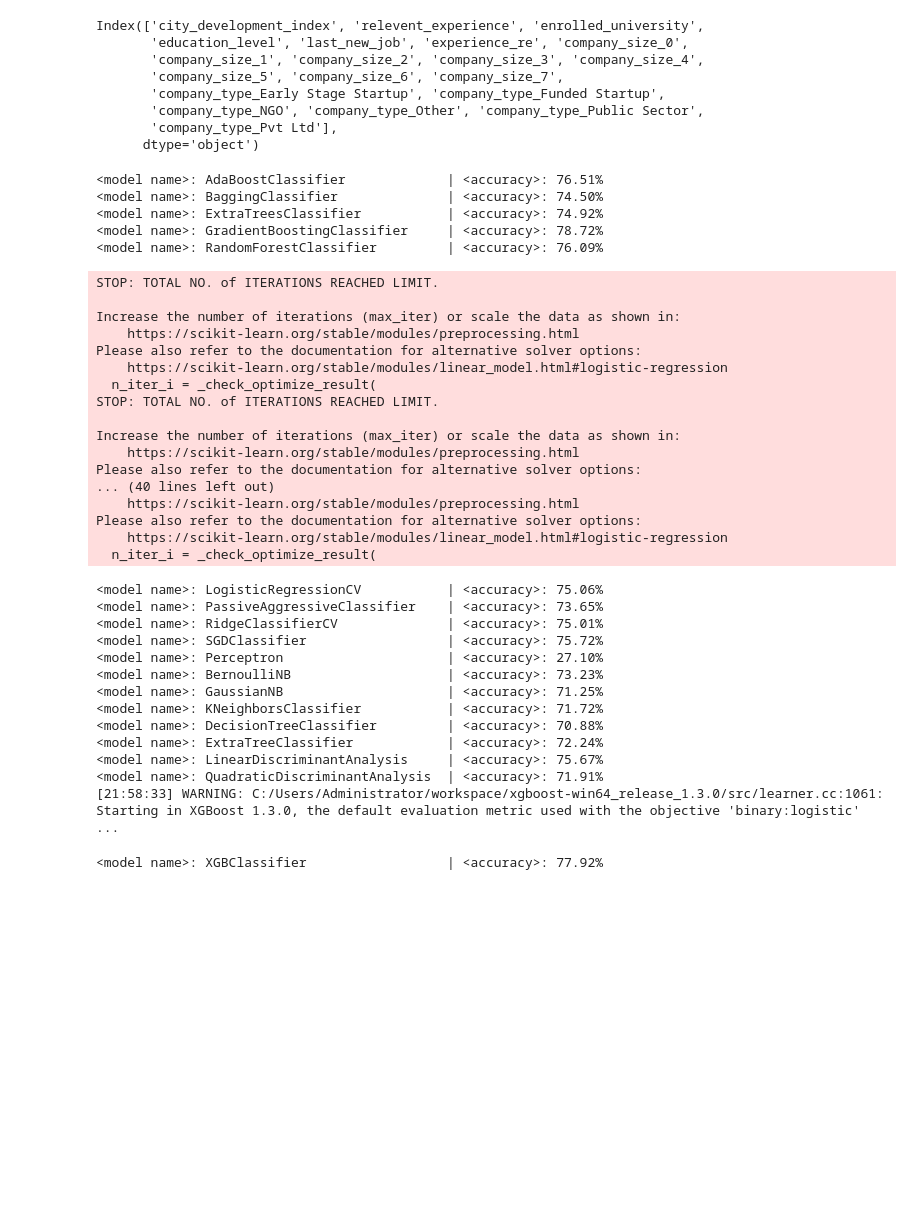
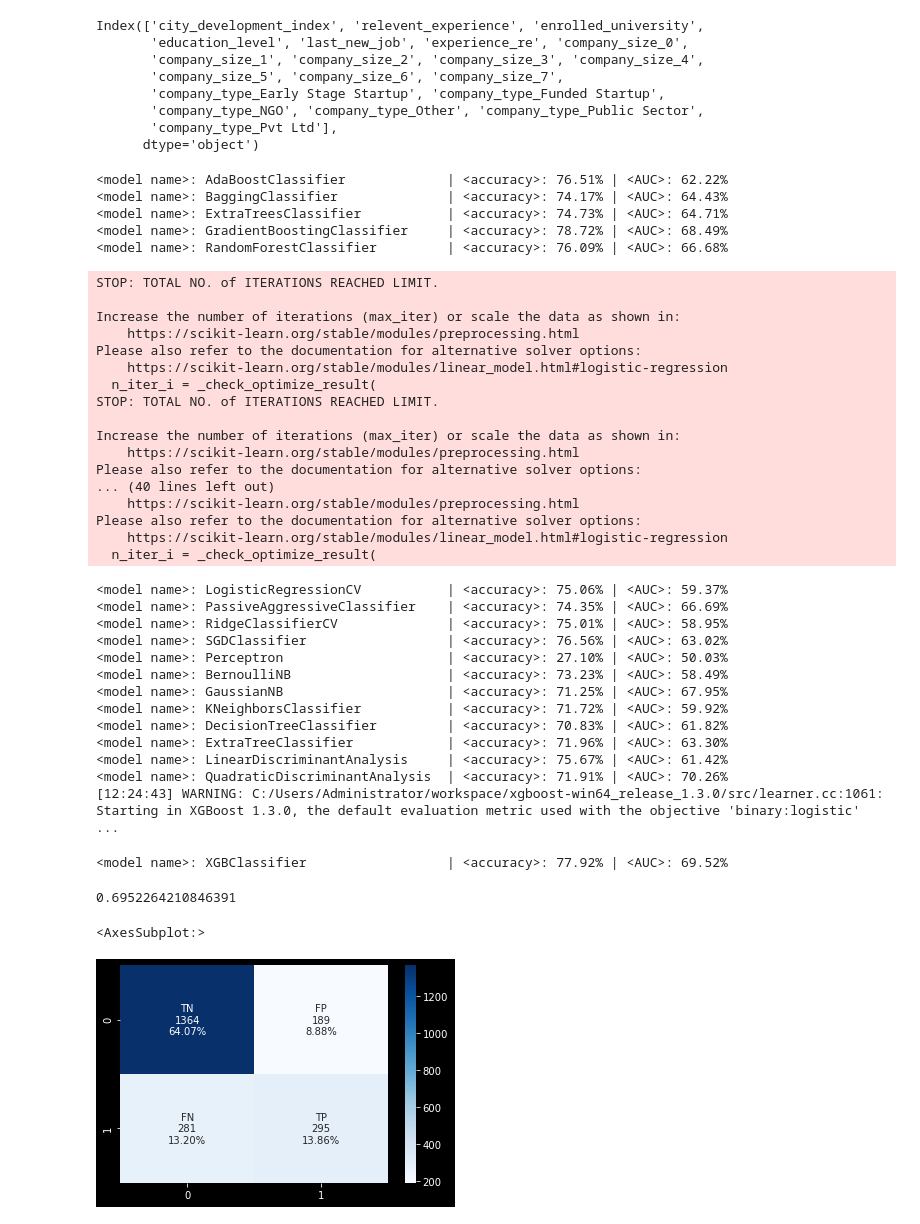
Before and after one commit to lhb0803/Kaggle, a Jupyter notebook: Job_Change_of_DS/jupyter_notebooks/EDA.ipynb, the cells around one changed output. Drawn from its saved outputs; the diff is of its cells as text; code cells hidden in the pictures; blank space fills up the shorter version.

```diff
--- a/Job_Change_of_DS/jupyter_notebooks/EDA.ipynb
+++ b/Job_Change_of_DS/jupyter_notebooks/EDA.ipynb
@@ -715,8 +720,8 @@ acc_dict = dict()
 # not chosen :
 
 for alg in MLA:
-    train_data = df_dict['train'].fillna(df_dict['train'].mean())
-    test_data = df_dict['test'].fillna(df_dict['test'].mean())
+    train_data = df_dict['train']
+    test_data = df_dict['test']
 
     X_train = train_data[features_list]
     Y_train = train_data['target']
@@ -729,15 +734,18 @@ for alg in MLA:
     Y_pred = model.predict(X_test)
     accuracy = calculate_accuracy(answer_array, Y_pred)
 
+    fpr, tpr, thresholds = metrics.roc_curve(answer_array, Y_pred)
+    auc_percent = 100 * metrics.auc(fpr, tpr)
+
     model_name = alg.__class__.__name__
     acc_dict[model_name] = Y_pred
-    print(f"<model name>: {model_name:30} | <accuracy>: {accuracy:0.2f}%")
+    print(f"<model name>: {model_name:30} | <accuracy>: {accuracy:0.2f}% | <AUC>: {auc_percent:0.2f}%")
 # %% [output]
-<model name>: AdaBoostClassifier             | <accuracy>: 76.51%
-<model name>: BaggingClassifier              | <accuracy>: 74.50%
-<model name>: ExtraTreesClassifier           | <accuracy>: 74.92%
-<model name>: GradientBoostingClassifier     | <accuracy>: 78.72%
-<model name>: RandomForestClassifier         | <accuracy>: 76.09%
+<model name>: AdaBoostClassifier             | <accuracy>: 76.51% | <AUC>: 62.22%
+<model name>: BaggingClassifier              | <accuracy>: 74.17% | <AUC>: 64.43%
+<model name>: ExtraTreesClassifier           | <accuracy>: 74.73% | <AUC>: 64.71%
+<model name>: GradientBoostingClassifier     | <accuracy>: 78.72% | <AUC>: 68.49%
+<model name>: RandomForestClassifier         | <accuracy>: 76.09% | <AUC>: 66.68%
 STOP: TOTAL NO. of ITERATIONS REACHED LIMIT.
 
 Increase the number of iterations (max_iter) or scale the data as shown in:
@@ -755,17 +763,37 @@ Please also refer to the documentation for alternative solver options:
 Please also refer to the documentation for alternative solver options:
     https://scikit-learn.org/stable/modules/linear_model.html#logistic-regression
   n_iter_i = _check_optimize_result(
-<model name>: LogisticRegressionCV           | <accuracy>: 75.06%
-<model name>: PassiveAggressiveClassifier    | <accuracy>: 73.65%
-<model name>: RidgeClassifierCV              | <accuracy>: 75.01%
-<model name>: SGDClassifier                  | <accuracy>: 75.72%
-<model name>: Perceptron                     | <accuracy>: 27.10%
-<model name>: BernoulliNB                    | <accuracy>: 73.23%
-<model name>: GaussianNB                     | <accuracy>: 71.25%
-<model name>: KNeighborsClassifier           | <accuracy>: 71.72%
-<model name>: DecisionTreeClassifier         | <accuracy>: 70.88%
-<model name>: ExtraTreeClassifier            | <accuracy>: 72.24%
-<model name>: LinearDiscriminantAnalysis     | <accuracy>: 75.67%
-<model name>: QuadraticDiscriminantAnalysis  | <accuracy>: 71.91%
-[21:58:33] WARNING: C:/Users/Administrator/workspace/xgboost-win64_release_1.3.0/src/learner.cc:1061: Starting in XGBoost 1.3.0, the default evaluation metric used with the objective 'binary:logistic' ...
+<model name>: LogisticRegressionCV           | <accuracy>: 75.06% | <AUC>: 59.37%
+<model name>: PassiveAggressiveClassifier    | <accuracy>: 74.35% | <AUC>: 66.69%
+<model name>: RidgeClassifierCV              | <accuracy>: 75.01% | <AUC>: 58.95%
+<model name>: SGDClassifier                  | <accuracy>: 76.56% | <AUC>: 63.02%
+<model name>: Perceptron                     | <accuracy>: 27.10% | <AUC>: 50.03%
+<model name>: BernoulliNB                    | <accuracy>: 73.23% | <AUC>: 58.49%
+<model name>: GaussianNB                     | <accuracy>: 71.25% | <AUC>: 67.95%
+<model name>: KNeighborsClassifier           | <accuracy>: 71.72% | <AUC>: 59.92%
+<model name>: DecisionTreeClassifier         | <accuracy>: 70.83% | <AUC>: 61.82%
+<model name>: ExtraTreeClassifier            | <accuracy>: 71.96% | <AUC>: 63.30%
+<model name>: LinearDiscriminantAnalysis     | <accuracy>: 75.67% | <AUC>: 61.42%
+<model name>: QuadraticDiscriminantAnalysis  | <accuracy>: 71.91% | <AUC>: 70.26%
+[12:24:43] WARNING: C:/Users/Administrator/workspace/xgboost-win64_release_1.3.0/src/learner.cc:1061: Starting in XGBoost 1.3.0, the default evaluation metric used with the objective 'binary:logistic' ...
-<model name>: XGBClassifier                  | <accuracy>: 77.92%
+<model name>: XGBClassifier                  | <accuracy>: 77.92% | <AUC>: 69.52%
+# %%
+fpr, tpr, thresholds = metrics.roc_curve(answer_array, Y_pred)
+metrics.auc(fpr, tpr)
+# %% [output]
+0.6952264210846391
+# %%
+cf_matrix = metrics.confusion_matrix(answer_array, Y_pred)
+# %%
+group_names = ['TN','FP','FN','TP']
+group_counts = ["{0:0.0f}".format(value) for value in
+                cf_matrix.flatten()]
+group_percentages = ["{0:.2%}".format(value) for value in
+                     cf_matrix.flatten()/np.sum(cf_matrix)]
+labels = [f"{v1}\n{v2}\n{v3}" for v1, v2, v3 in
+          zip(group_names,group_counts,group_percentages)]
+labels = np.asarray(labels).reshape(2,2)
+sns.heatmap(cf_matrix, annot=labels, fmt='', cmap='Blues')
+# %% [output]
+<AxesSubplot:>
+[figure, added]
```
Also changed, not shown: parts of 8 cells of this notebook.
